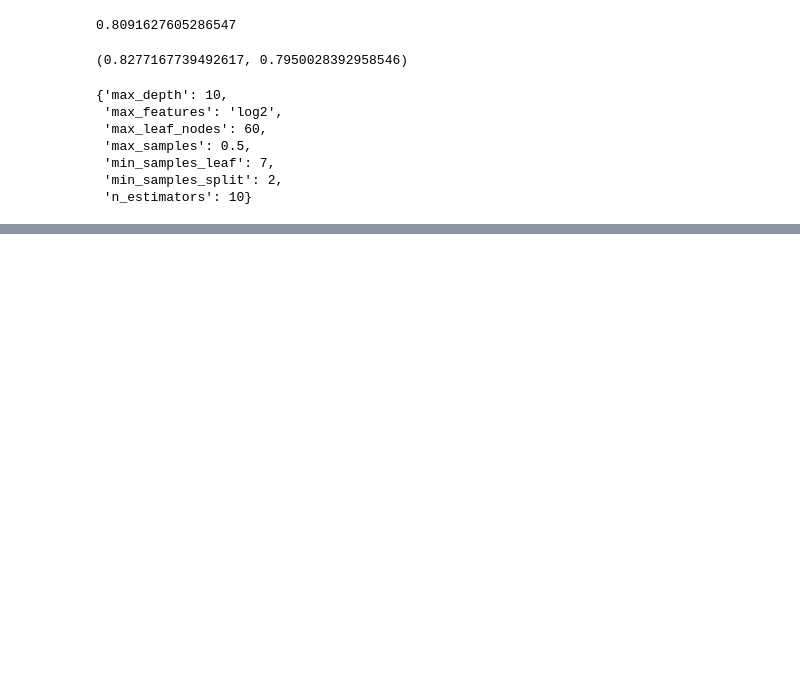
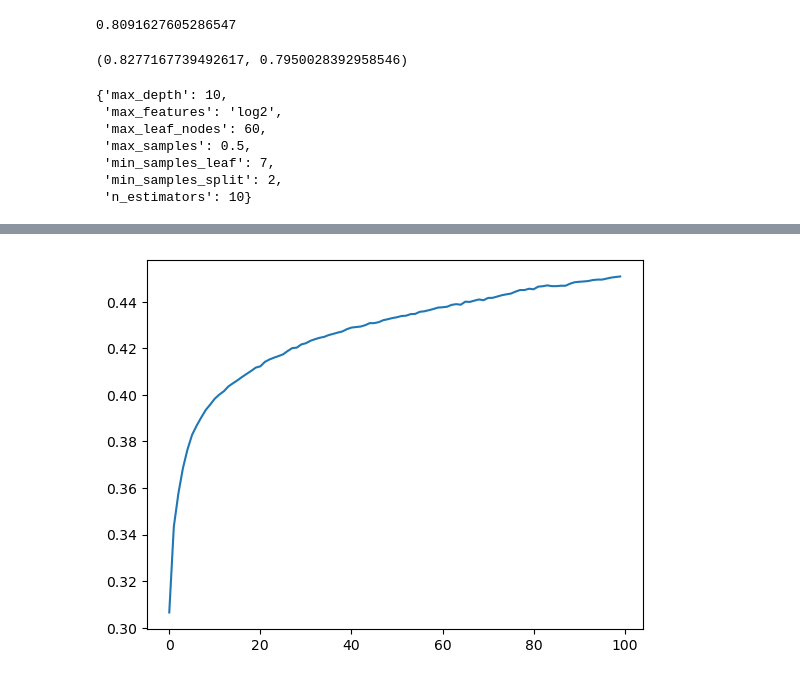
Before and after one commit to 5Hongjian/Telco_Customer_Churn_, a Jupyter notebook: optimization.ipynb, the cells around one changed output, grey strips where cells are left out. Cells and saved outputs as stored; diff of their text form; code cells hidden in the pictures; blank space fills up the shorter version.

```diff
--- a/optimization.ipynb
+++ b/optimization.ipynb
@@ -181,0 +389,4 @@ grid_RF_0.best_params_
+# %%
+plt.plot(gamma,train);
+# %% [output]
+[figure, added]
```
Also changed, not shown: parts of 61 cells of this notebook, 1 other file.
